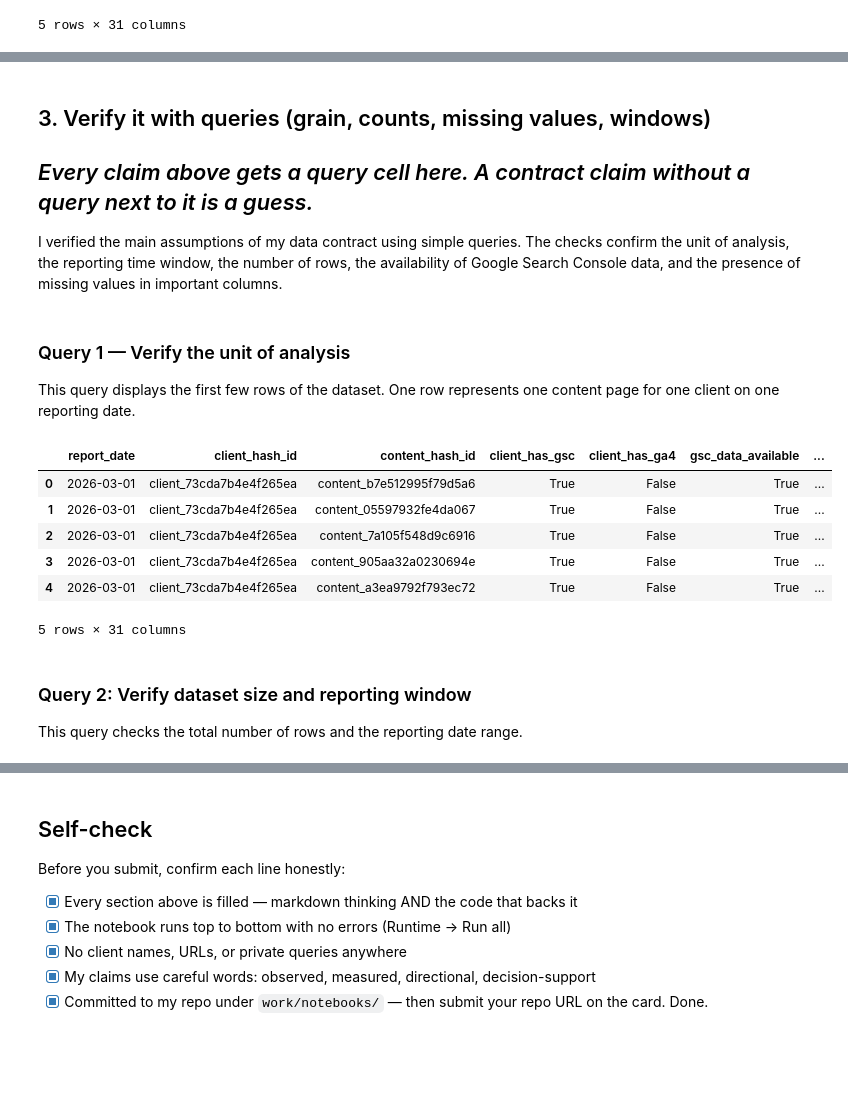
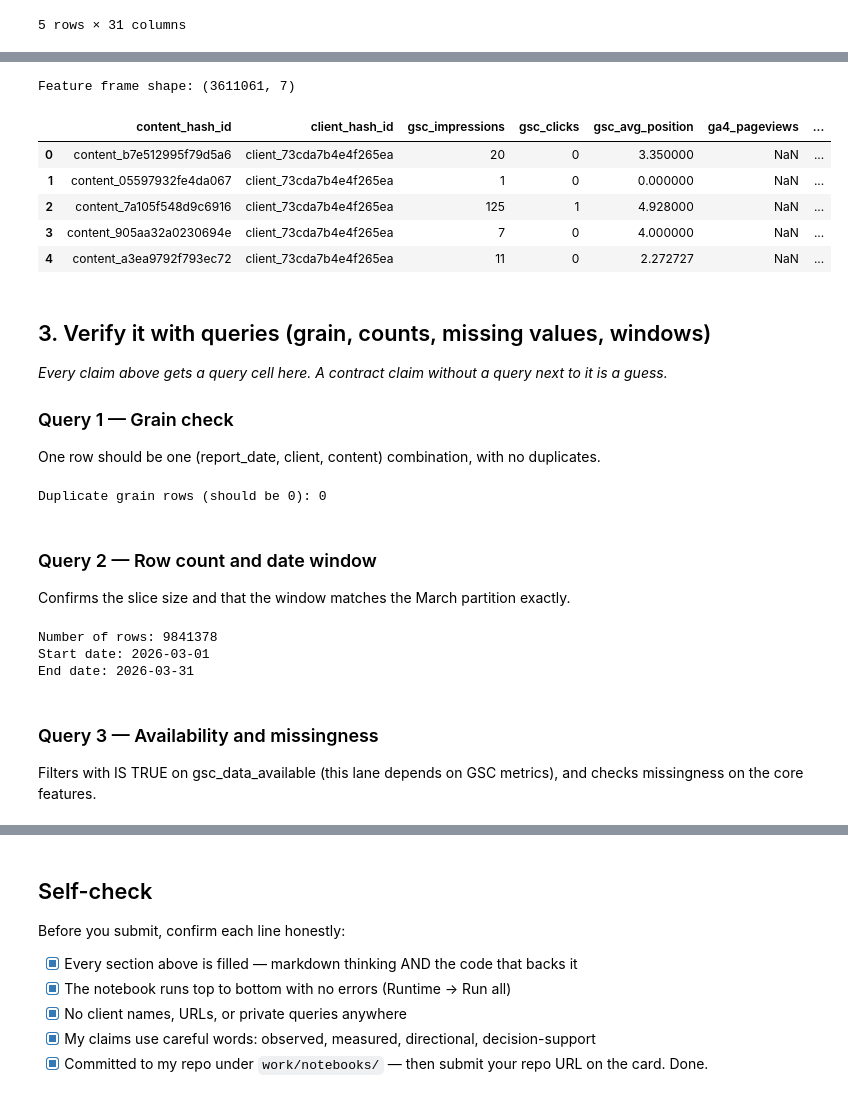
Before and after one commit to Shahd799/flyrank-internship-1, a Jupyter notebook: work/notebooks/w03_data_contract.ipynb, the cells around one changed output, grey strips where cells are left out. Saved outputs shown, nothing was run; the diff lists cells and outputs as text; code cells hidden in the pictures; blank space fills up the shorter version.

```diff
--- a/work/notebooks/w03_data_contract.ipynb
+++ b/work/notebooks/w03_data_contract.ipynb
@@ -70,29 +97,61 @@ I exclude AI traffic columns because many rows contain missing values and they a
 # %%
 # This cell is for CODE (numbers, a query, a check).
 # Write your text answer in the cell ABOVE this one — typing sentences here breaks Run All.
+feature_frame = df[df["gsc_data_available"] == True][[
+    "content_hash_id", "client_hash_id",
+    "gsc_impressions", "gsc_clicks", "gsc_avg_position",
+    "ga4_pageviews", "ga4_sessions"
+]].copy()
+
+print("Feature frame shape:", feature_frame.shape)
+feature_frame.head()
+# %% [output]
+Feature frame shape: (3611061, 7)
+|  | content_hash_id | client_hash_id | gsc_impressions | gsc_clicks | gsc_avg_position | ga4_pageviews | ... |
+| 0 | content_b7e512995f79d5a6 | client_73cda7b4e4f265ea | 20 | 0 | 3.350000 | NaN | ... |
+| 1 | content_05597932fe4da067 | client_73cda7b4e4f265ea | 1 | 0 | 0.000000 | NaN | ... |
+| 2 | content_7a105f548d9c6916 | client_73cda7b4e4f265ea | 125 | 1 | 4.928000 | NaN | ... |
+| 3 | content_905aa32a0230694e | client_73cda7b4e4f265ea | 7 | 0 | 4.000000 | NaN | ... |
+| 4 | content_a3ea9792f793ec72 | client_73cda7b4e4f265ea | 11 | 0 | 2.272727 | NaN | ... |
 # %% [markdown]
 ## 3. Verify it with queries (grain, counts, missing values, windows)
 
 *Every claim above gets a query cell here. A contract claim without a query next to it is a guess.*
---
-I verified the main assumptions of my data contract using simple queries. The checks confirm the unit of analysis, the reporting time window, the number of rows, the availability of Google Search Console data, and the presence of missing values in important columns.
+### Query 1 — Grain check
+
+One row should be one (report_date, client, content) combination, with no
+duplicates.
-# %% [markdown]
-### Query 1 — Verify the unit of analysis
-
-This query displays the first few rows of the dataset. One row represents one content page for one client on one reporting date.
+# %%
+# This cell is for CODE (numbers, a query, a check).
+# Write your text answer in the cell ABOVE this one — typing sentences here breaks Run All.
+# Query 1: Grain probe
+grain_check = (
+    df.groupby(["report_date", "client_hash_id", "content_hash_id"])
+    .size()
+    .reset_index(name="n")
+)
+duplicate_rows = (grain_check["n"] > 1).sum()
+print("Duplicate grain rows (should be 0):", duplicate_rows)
+# %% [output]
+Duplicate grain rows (should be 0): 0
+# %% [markdown]
+### Query 2 — Row count and date window
+
+Confirms the slice size and that the window matches the March partition
+exactly.
 # %%
 # This cell is for CODE (numbers, a query, a check).
 # Write your text answer in the cell ABOVE this one — typing sentences here breaks Run All.
-df.head()
+# Query 2: Counts and window
+print("Number of rows:", len(df))
+print("Start date:", df["report_date"].min())
+print("End date:", df["report_date"].max())
 # %% [output]
-|  | report_date | client_hash_id | content_hash_id | client_has_gsc | client_has_ga4 | gsc_data_available | ... |
-| 0 | 2026-03-01 | client_73cda7b4e4f265ea | content_b7e512995f79d5a6 | True | False | True | ... |
-| 1 | 2026-03-01 | client_73cda7b4e4f265ea | content_05597932fe4da067 | True | False | True | ... |
-| 2 | 2026-03-01 | client_73cda7b4e4f265ea | content_7a105f548d9c6916 | True | False | True | ... |
-| 3 | 2026-03-01 | client_73cda7b4e4f265ea | content_905aa32a0230694e | True | False | True | ... |
-| 4 | 2026-03-01 | client_73cda7b4e4f265ea | content_a3ea9792f793ec72 | True | False | True | ... |
-5 rows × 31 columns
+Number of rows: 9841378
+Start date: 2026-03-01
+End date: 2026-03-31
-# %% [markdown]
-### Query 2: Verify dataset size and reporting window
-
-This query checks the total number of rows and the reporting date range.
+# %% [markdown]
+### Query 3 — Availability and missingness
+
+Filters with IS TRUE on gsc_data_available (this lane depends on GSC
+metrics), and checks missingness on the core features.
```
Also changed, not shown: parts of 18 cells of this notebook.
